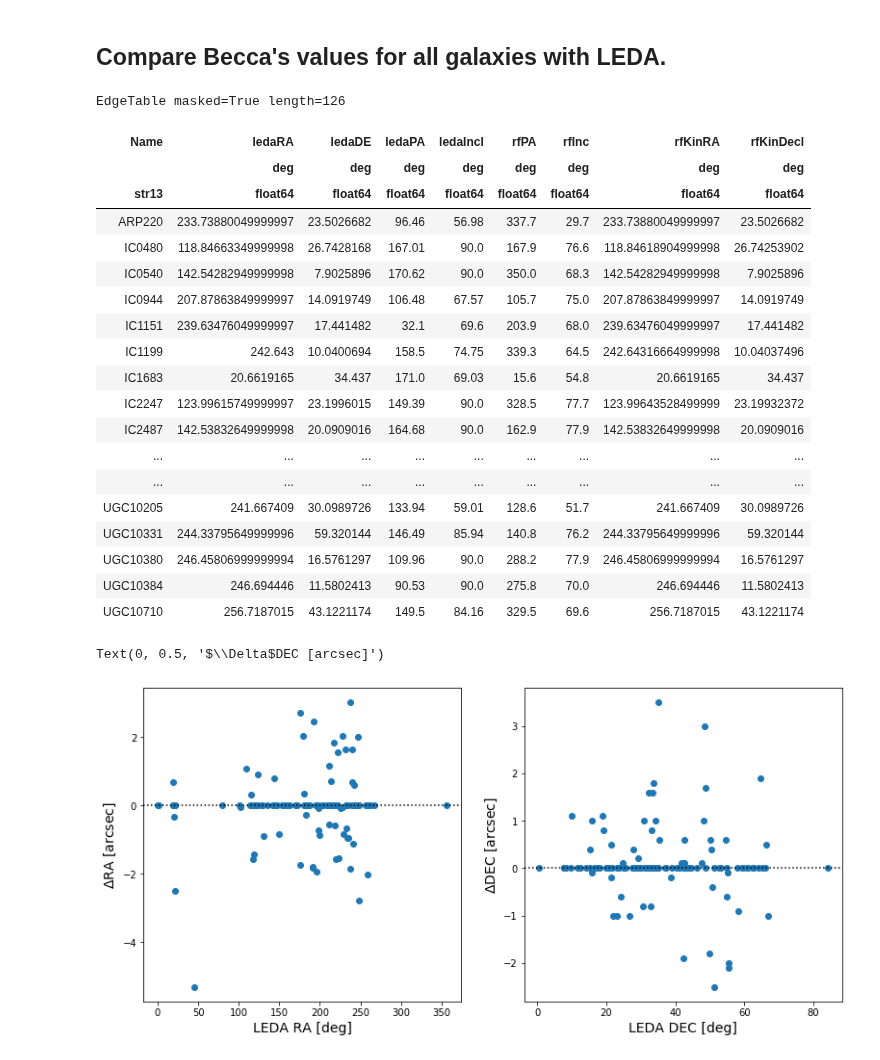
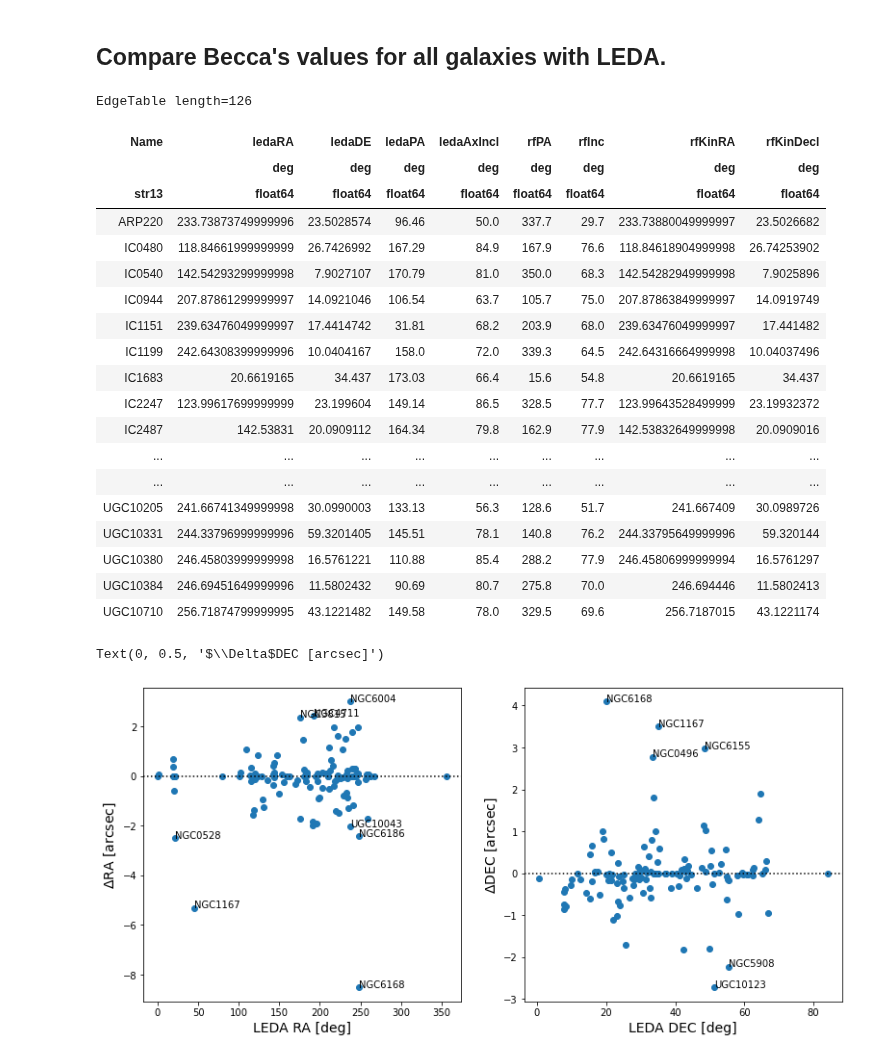
Before and after one commit to tonywong94/edge_pydb, a Jupyter notebook: demo_notebk/Azplot.ipynb, the cells around one changed output. Cells and saved outputs as stored; diff of their text form; code cells hidden in the pictures.

```diff
--- a/demo_notebk/Azplot.ipynb
+++ b/demo_notebk/Azplot.ipynb
@@ -46,6 +47,6 @@ ctrpos = EdgeTable('edge_coflux_smo7.csv', cols=['Name', 'coRactr_smo7', 'coDect
 cotab.join(ctrpos)
 # %%
 # Ctr pos, PA, Inc from LEDA.  Note that RA is given in hours not degrees.
-leda  = EdgeTable('edge_leda.csv', cols=['Name', 'ledaRA', 'ledaDE', 'ledaPA', 'ledaIncl'])
+leda  = EdgeTable('edge_leda.csv', cols=['Name', 'ledaRA', 'ledaDE', 'ledaPA', 'ledaAxIncl'])
 leda['ledaRA'].convert_unit_to('deg')
 cotab.join(leda)
@@ -119,38 +123,47 @@ plt.colorbar(tplt,ax=ax2)
 leda.join(rftab)
 leda
 # %% [output]
-EdgeTable masked=True length=126
+EdgeTable length=126
-| Name | ledaRA | ledaDE | ledaPA | ledaIncl | rfPA | rfInc | rfKinRA | rfKinDecl |
+| Name | ledaRA | ledaDE | ledaPA | ledaAxIncl | rfPA | rfInc | rfKinRA | rfKinDecl |
 |  | deg | deg | deg | deg | deg | deg | deg | deg |
 | str13 | float64 | float64 | float64 | float64 | float64 | float64 | float64 | float64 |
-| ARP220 | 233.73880049999997 | 23.5026682 | 96.46 | 56.98 | 337.7 | 29.7 | 233.73880049999997 | 23.5026682 |
-| IC0480 | 118.84663349999998 | 26.7428168 | 167.01 | 90.0 | 167.9 | 76.6 | 118.84618904999998 | 26.74253902 |
-| IC0540 | 142.54282949999998 | 7.9025896 | 170.62 | 90.0 | 350.0 | 68.3 | 142.54282949999998 | 7.9025896 |
-| IC0944 | 207.87863849999997 | 14.0919749 | 106.48 | 67.57 | 105.7 | 75.0 | 207.87863849999997 | 14.0919749 |
-| IC1151 | 239.63476049999997 | 17.441482 | 32.1 | 69.6 | 203.9 | 68.0 | 239.63476049999997 | 17.441482 |
-| IC1199 | 242.643 | 10.0400694 | 158.5 | 74.75 | 339.3 | 64.5 | 242.64316664999998 | 10.04037496 |
-| IC1683 | 20.6619165 | 34.437 | 171.0 | 69.03 | 15.6 | 54.8 | 20.6619165 | 34.437 |
-| IC2247 | 123.99615749999997 | 23.1996015 | 149.39 | 90.0 | 328.5 | 77.7 | 123.99643528499999 | 23.19932372 |
-| IC2487 | 142.53832649999998 | 20.0909016 | 164.68 | 90.0 | 162.9 | 77.9 | 142.53832649999998 | 20.0909016 |
+| ARP220 | 233.73873749999996 | 23.5028574 | 96.46 | 50.0 | 337.7 | 29.7 | 233.73880049999997 | 23.5026682 |
+| IC0480 | 118.84661999999999 | 26.7426992 | 167.29 | 84.9 | 167.9 | 76.6 | 118.84618904999998 | 26.74253902 |
+| IC0540 | 142.54293299999998 | 7.9027107 | 170.79 | 81.0 | 350.0 | 68.3 | 142.54282949999998 | 7.9025896 |
+| IC0944 | 207.87861299999997 | 14.0921046 | 106.54 | 63.7 | 105.7 | 75.0 | 207.87863849999997 | 14.0919749 |
+| IC1151 | 239.63476049999997 | 17.4414742 | 31.81 | 68.2 | 203.9 | 68.0 | 239.63476049999997 | 17.441482 |
+| IC1199 | 242.64308399999996 | 10.0404167 | 158.0 | 72.0 | 339.3 | 64.5 | 242.64316664999998 | 10.04037496 |
+| IC1683 | 20.6619165 | 34.437 | 173.03 | 66.4 | 15.6 | 54.8 | 20.6619165 | 34.437 |
+| IC2247 | 123.99617699999999 | 23.199604 | 149.14 | 86.5 | 328.5 | 77.7 | 123.99643528499999 | 23.19932372 |
+| IC2487 | 142.53831 | 20.0909112 | 164.34 | 79.8 | 162.9 | 77.9 | 142.53832649999998 | 20.0909016 |
 | ... | ... | ... | ... | ... | ... | ... | ... | ... |
 | ... | ... | ... | ... | ... | ... | ... | ... | ... |
-| UGC10205 | 241.667409 | 30.0989726 | 133.94 | 59.01 | 128.6 | 51.7 | 241.667409 | 30.0989726 |
-| UGC10331 | 244.33795649999996 | 59.320144 | 146.49 | 85.94 | 140.8 | 76.2 | 244.33795649999996 | 59.320144 |
-| UGC10380 | 246.45806999999994 | 16.5761297 | 109.96 | 90.0 | 288.2 | 77.9 | 246.45806999999994 | 16.5761297 |
-| UGC10384 | 246.694446 | 11.5802413 | 90.53 | 90.0 | 275.8 | 70.0 | 246.694446 | 11.5802413 |
-| UGC10710 | 256.7187015 | 43.1221174 | 149.5 | 84.16 | 329.5 | 69.6 | 256.7187015 | 43.1221174 |
+| UGC10205 | 241.66741349999998 | 30.0990003 | 133.13 | 56.3 | 128.6 | 51.7 | 241.667409 | 30.0989726 |
+| UGC10331 | 244.33796999999996 | 59.3201405 | 145.51 | 78.1 | 140.8 | 76.2 | 244.33795649999996 | 59.320144 |
+| UGC10380 | 246.45803999999998 | 16.5761221 | 110.88 | 85.4 | 288.2 | 77.9 | 246.45806999999994 | 16.5761297 |
+| UGC10384 | 246.69451649999996 | 11.5802432 | 90.69 | 80.7 | 275.8 | 70.0 | 246.694446 | 11.5802413 |
+| UGC10710 | 256.71874799999995 | 43.1221482 | 149.58 | 78.0 | 329.5 | 69.6 | 256.7187015 | 43.1221174 |
 # %%
+raoff = (leda['rfKinRA']-leda['ledaRA'])*3600*np.cos(np.radians(leda['ledaDE']))
+dcoff = (leda['rfKinDecl']-leda['ledaDE'])*3600
+
 fig, (ax1,ax2) = plt.subplots(1,2,figsize=(13,6))
-ax1.scatter(leda['ledaRA'],(leda['rfKinRA']-leda['ledaRA'])*3600*np.cos(np.radians(leda['ledaDE'])))
+
+ax1.scatter(leda['ledaRA'], raoff)
+deviates = (abs(raoff)>2)
+texts = [ax1.text(leda['ledaRA'][i], raoff[i], leda['Name'][i]) for i in deviates.nonzero()[0]]
 ax1.axhline(ls=':', color='k')
 ax1.set_xlabel('LEDA RA [deg]',fontsize=14)
 ax1.set_ylabel('$\Delta$RA [arcsec]',fontsize=14)
-ax2.scatter(leda['ledaDE'],(leda['rfKinDecl']-leda['ledaDE'])*3600)
+
+ax2.scatter(leda['ledaDE'], dcoff)
+deviates = (abs(dcoff)>2)
+texts = [ax2.text(leda['ledaDE'][i], dcoff[i], leda['Name'][i]) for i in deviates.nonzero()[0]]
 ax2.axhline(ls=':', color='k')
 ax2.set_xlabel('LEDA DEC [deg]',fontsize=14)
 ax2.set_ylabel('$\Delta$DEC [arcsec]',fontsize=14)
 # %% [output]
 Text(0, 0.5, '$\\Delta$DEC [arcsec]')
-[figure, old version]
+[figure, new version]
 # %%
 fig, ax = plt.subplots(figsize=(6,6))
```
Also changed, not shown: parts of 9 cells of this notebook, 12 other files.
